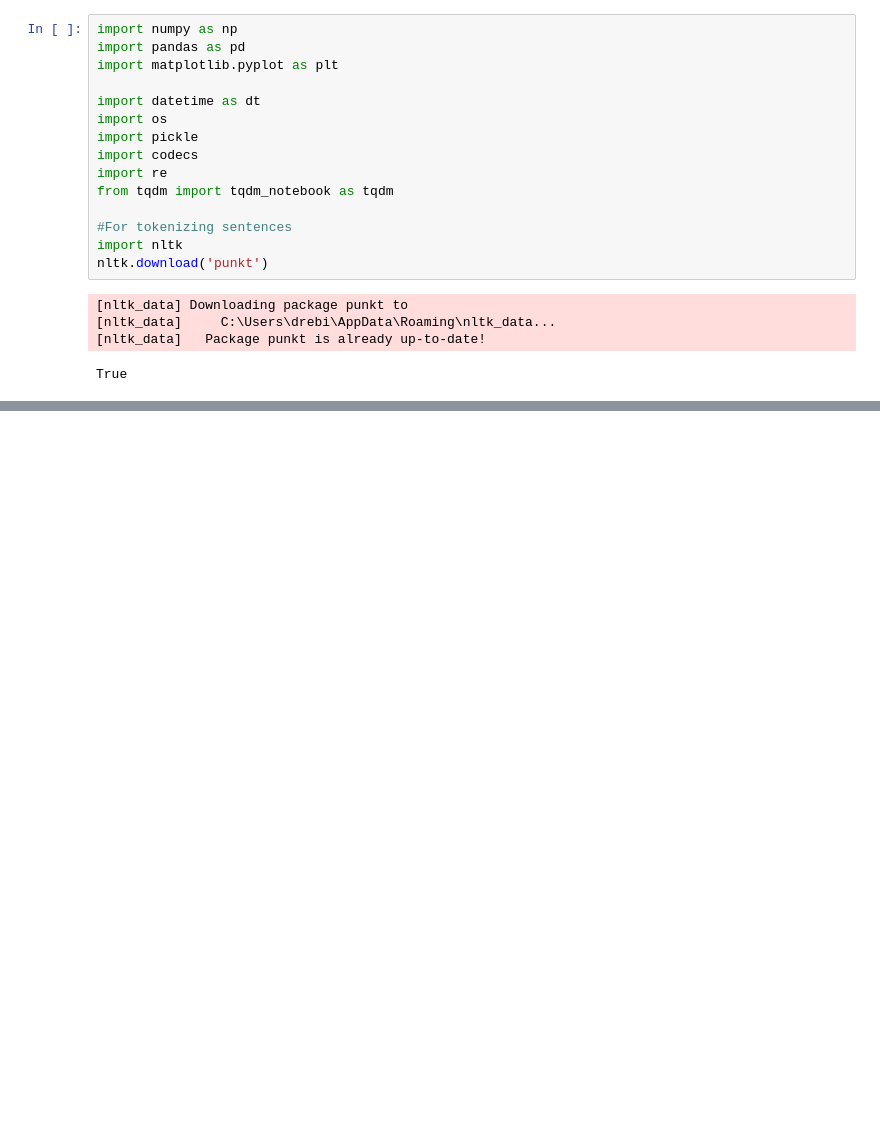
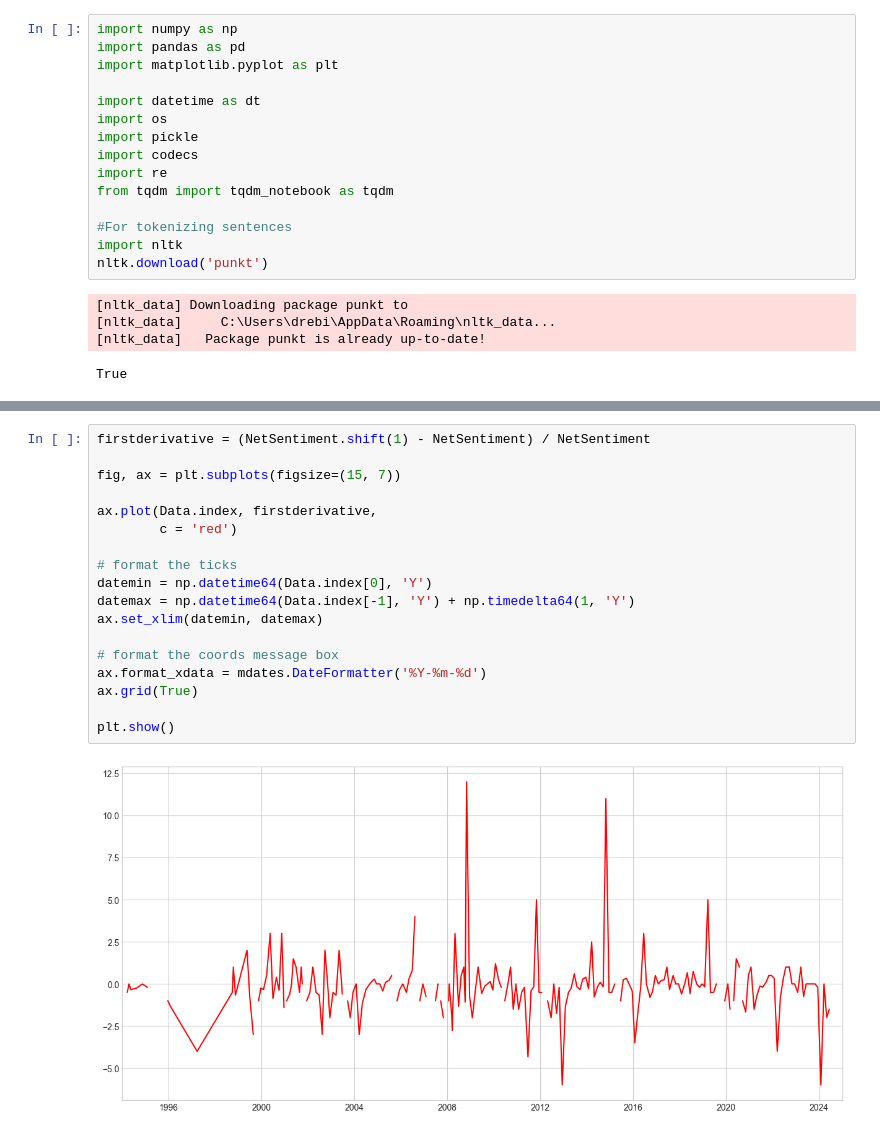
Before and after one commit to KidQuant/Central-Banking-Analysis, a Jupyter notebook: src/1_FOMC_Analysis_Preliminary.ipynb, the cells around one changed output, grey strips where cells are left out. Drawn from its saved outputs; the diff is of its cells as text; blank space fills up the shorter version.

```diff
--- a/src/1_FOMC_Analysis_Preliminary.ipynb
+++ b/src/1_FOMC_Analysis_Preliminary.ipynb
@@ -29,0 +666,20 @@ FileNotFoundError: [Errno 2] No such file or directory: '../data/FOMC/statement.
+# %%
+firstderivative = (NetSentiment.shift(1) - NetSentiment) / NetSentiment
+
+fig, ax = plt.subplots(figsize=(15, 7))
+
+ax.plot(Data.index, firstderivative,
+        c = 'red')
+
+# format the ticks
+datemin = np.datetime64(Data.index[0], 'Y')
+datemax = np.datetime64(Data.index[-1], 'Y') + np.timedelta64(1, 'Y')
+ax.set_xlim(datemin, datemax)
+
+# format the coords message box
+ax.format_xdata = mdates.DateFormatter('%Y-%m-%d')
+ax.grid(True)
+
+plt.show()
+# %% [output]
+[figure, added]
```
Also changed, not shown: parts of 16 cells of this notebook.
